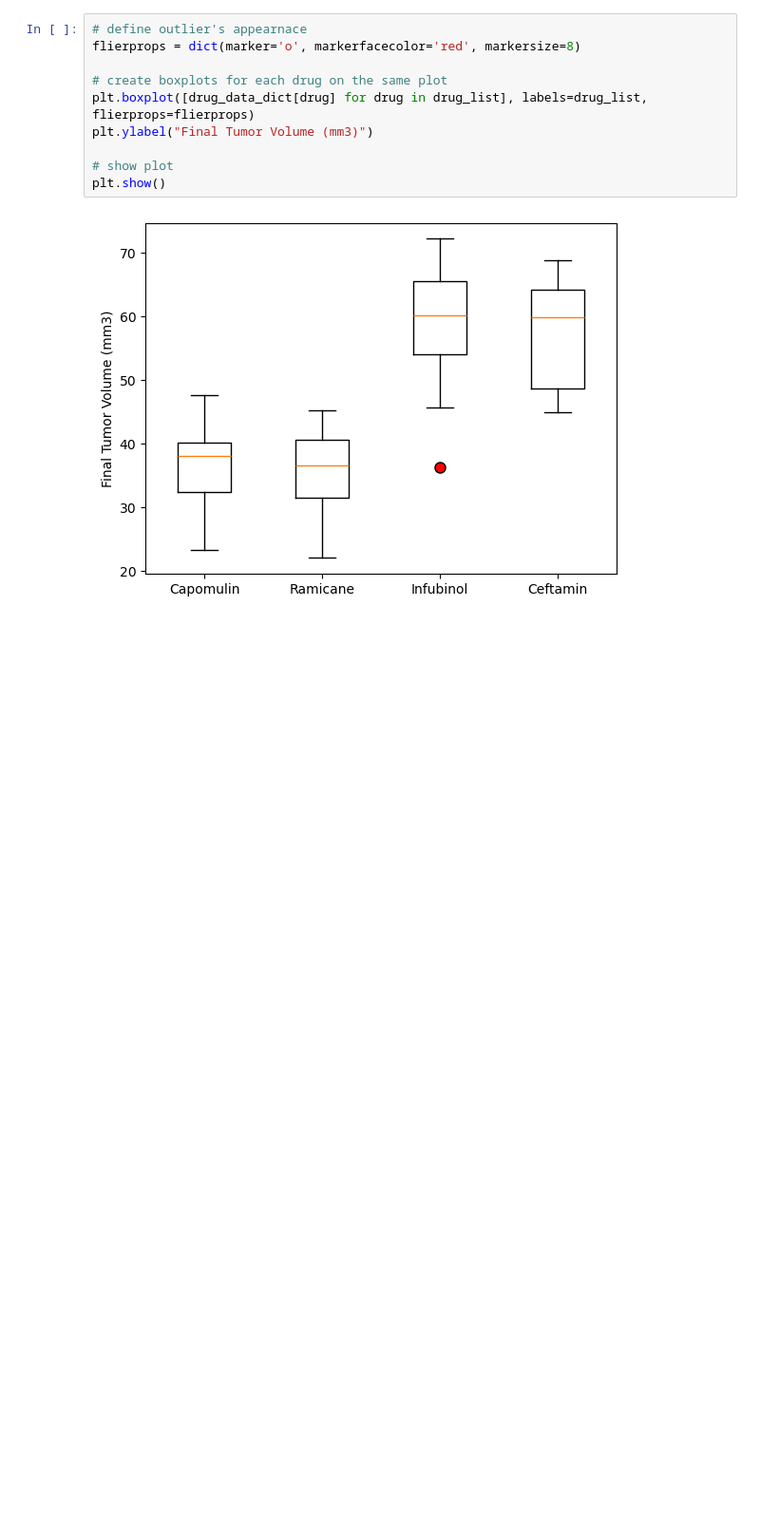
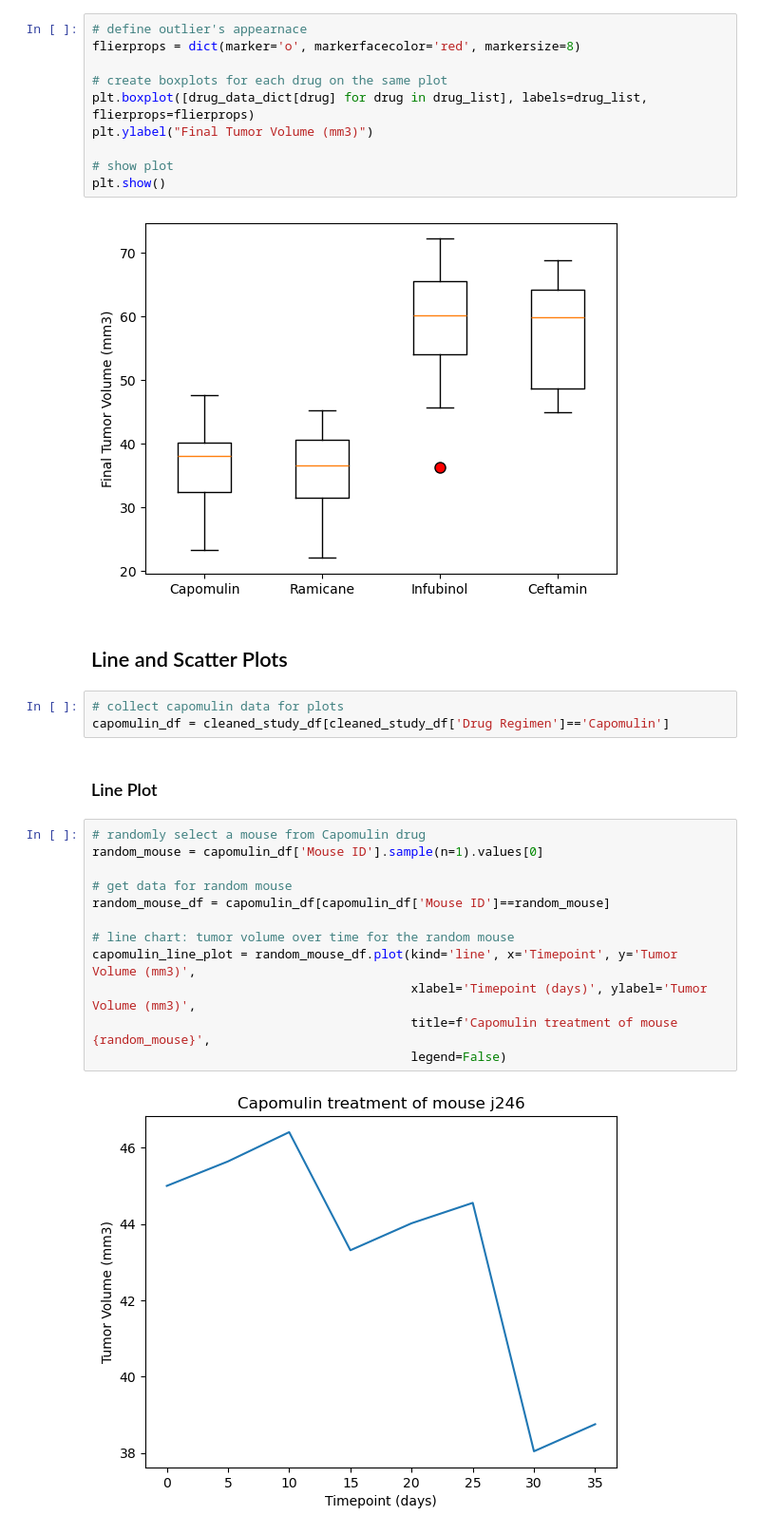
Before and after one commit to brianna-mitri/visualization-challenge, a Jupyter notebook: pymaceuticals.ipynb, the cells around one changed output. Shown: that part at 95% size. Cells and saved outputs as stored; diff of their text form; blank space fills up the shorter version.

Commit message:
Created line and scatter plot

```diff
--- a/pymaceuticals.ipynb
+++ b/pymaceuticals.ipynb
@@ -254,3 +254,24 @@ plt.ylabel("Final Tumor Volume (mm3)")
 plt.show()
 # %% [output]
 [figure]
+# %% [markdown]
+## Line and Scatter Plots
+# %%
+# collect capomulin data for plots
+capomulin_df = cleaned_study_df[cleaned_study_df['Drug Regimen']=='Capomulin']
+# %% [markdown]
+### Line Plot
+# %%
+# randomly select a mouse from Capomulin drug
+random_mouse = capomulin_df['Mouse ID'].sample(n=1).values[0]
+
+# get data for random mouse
+random_mouse_df = capomulin_df[capomulin_df['Mouse ID']==random_mouse]
+
+# line chart: tumor volume over time for the random mouse
+capomulin_line_plot = random_mouse_df.plot(kind='line', x='Timepoint', y='Tumor Volume (mm3)',
+                                           xlabel='Timepoint (days)', ylabel='Tumor Volume (mm3)',
+                                           title=f'Capomulin treatment of mouse {random_mouse}',
+                                           legend=False)
+# %% [output]
+[figure, added]
```
Also changed, not shown: parts of 2 cells of this notebook.
